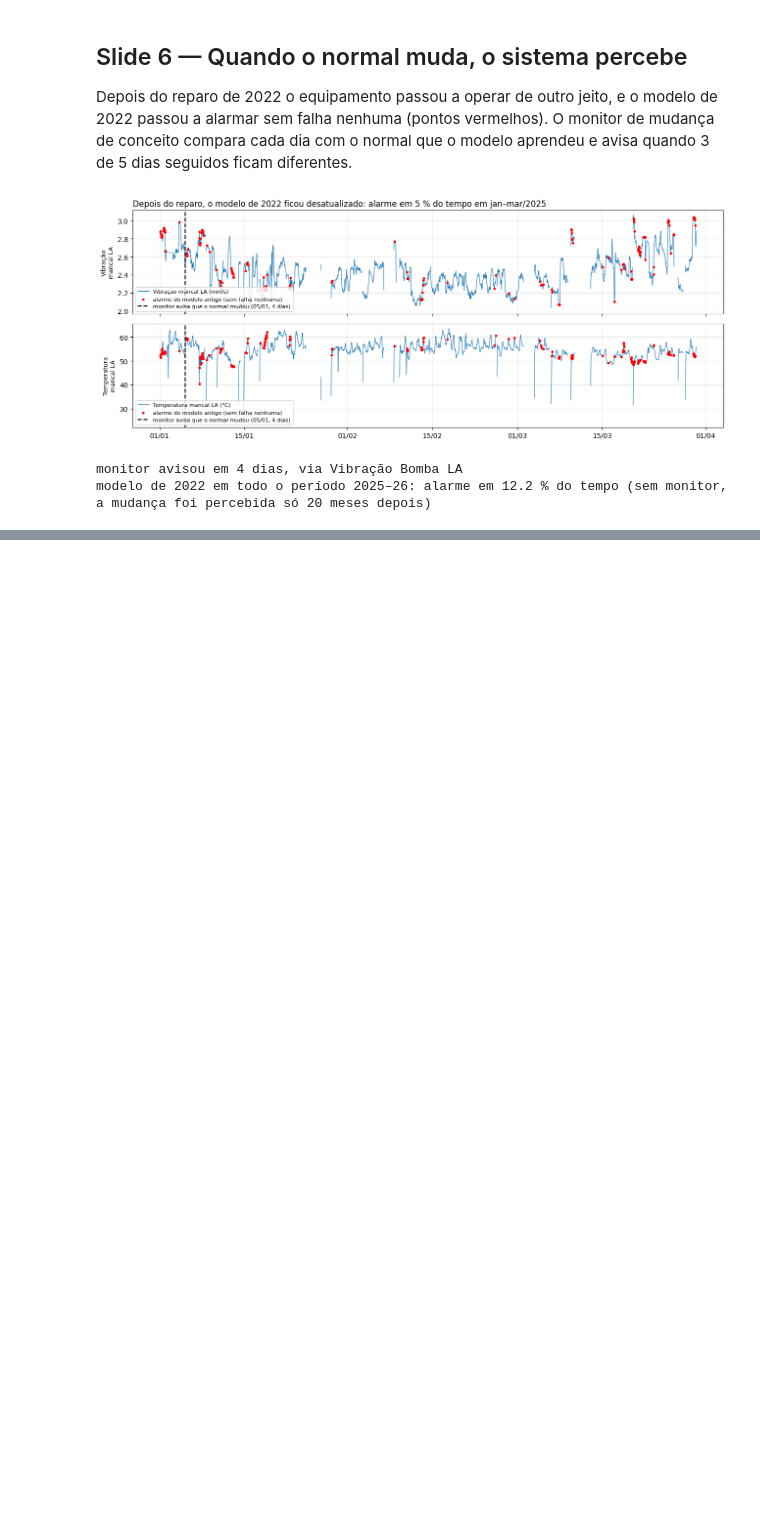
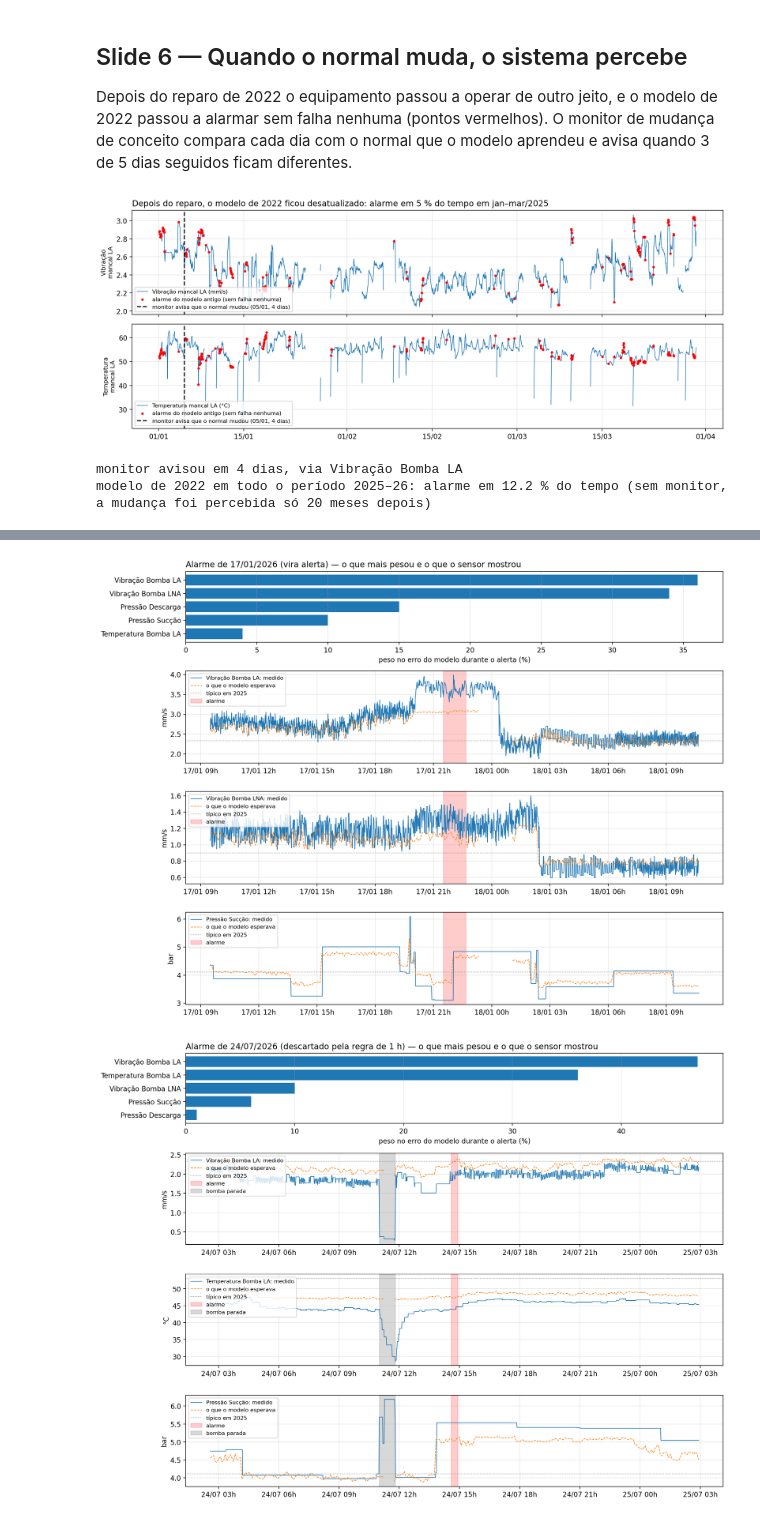
Before and after one commit to SIMPred-Petrobras/transpetro-models, a Jupyter notebook: notebooks/drift/apresentacao_simpred_B-8802B.ipynb, the cells around one changed output, grey strips where cells are left out. Cells and saved outputs as stored; diff of their text form; code cells hidden in the pictures; blank space fills up the shorter version.

```diff
--- a/notebooks/drift/apresentacao_simpred_B-8802B.ipynb
+++ b/notebooks/drift/apresentacao_simpred_B-8802B.ipynb
@@ -210,0 +311,11 @@ modelo de 2022 em todo o período 2025–26: alarme em 12.2 % do tempo (sem moni
+# %%
+inf = si.prever(B, modelo, si.preprocessar(B, raw))           # o CSV que o deploy grava
+DADOS = DEP / "B-8802B-2025/dados/2025_2026/data_2025-01-01_2026-08-10_raw.csv"
+sem = mon.weekly_table(inf, ALARM["threshold_calibration"]["mean_normal"]).join(mon.clip_saturation(DADOS, B, "W"))
+ev = mon.evaluate(sem); tl = ev["timeline"]
+print(f"{len(tl)} semanas: " + ", ".join(f"{k} {int((tl == k).sum())}" for k in ("verde", "amarelo", "vermelho")))
+nv = tl[tl != "verde"]
+print(f"semanas não verdes: de {nv.index.min():%d/%m/%Y} a {nv.index.max():%d/%m/%Y}; última semana: {tl.iloc[-1]}")
+print("sensor mais fora da faixa nas semanas amarelas:", sem.loc[nv.index, "fora_clip_sensor"].value_counts().to_dict())
+for t, sens in mon.ks_daily_fires(DADOS, B):
+    if t >= pd.Timestamp("2026-01-01"): print(f"detector KS disparou em {t:%d/%m/%Y} via {', '.join(sens)}")
@@ -210,0 +406,27 @@ modelo de 2022 em todo o período 2025–26: alarme em 12.2 % do tempo (sem moni
+# %%
+for (a, b), t in zip(alarmes, tabelas):
+    principais = list(t.index[:2]) + (["Pressão Sucção"] if "Pressão Sucção" not in t.index[:2] else [])
+    ini, fim = a - pd.Timedelta(hours=12), b + pd.Timedelta(hours=12)
+    fig, axes = plt.subplots(1 + len(principais), 1, figsize=(13, 2.4 * (1 + len(principais))), sharex=False,
+                             gridspec_kw={"height_ratios": [1] + [1.3] * len(principais)})
+    axes[0].barh(t.index[::-1], t["peso no erro (%)"][::-1])
+    axes[0].set_xlabel("peso no erro do modelo durante o alerta (%)"); axes[0].grid(alpha=0.3, axis="x")
+    regra = "vira alerta" if al26[a:b].any() else "descartado pela regra de 1 h"
+    axes[0].set_title(f"Alarme de {a:%d/%m/%Y} ({regra}) — o que mais pesou e o que o sensor mostrou", loc="left")
+    for ax, c in zip(axes[1:], principais):
+        m_ = raw.loc[ini:fim, c]
+        ax.plot(m_.index, m_, linewidth=0.9, label=f"{c}: medido")
+        e_ = esperado.loc[ini:fim, c].asfreq("5min")          # pontos filtrados ficam vazios (a linha quebra)
+        ax.plot(e_.index, e_, linewidth=0.9, linestyle="--",
+                label="o que o modelo esperava")
+        ax.axhline(tipico[c], color="gray", linewidth=0.8, linestyle=":", label="típico em 2025")
+        ax.axvspan(a, b, color="red", alpha=0.2, label="alarme")
+        parada = raw.loc[ini:fim, "Pressão Descarga"] < 35
+        for j, (_, e) in enumerate(parada[parada].groupby((~parada).cumsum())):
+            ax.axvspan(e.index.min(), e.index.max(), color="gray", alpha=0.3, label="bomba parada" if j == 0 else None)
+        ax.set_ylabel(UN[c]); ax.grid(alpha=0.3); ax.legend(loc="upper left", fontsize=8)
+        ax.xaxis.set_major_formatter(mdates.DateFormatter("%d/%m %Hh"))
+    plt.tight_layout(); plt.show()
+# %% [output]
+[figure, added]
+[figure, added]
```
Also changed, not shown: parts of 20 cells of this notebook.
